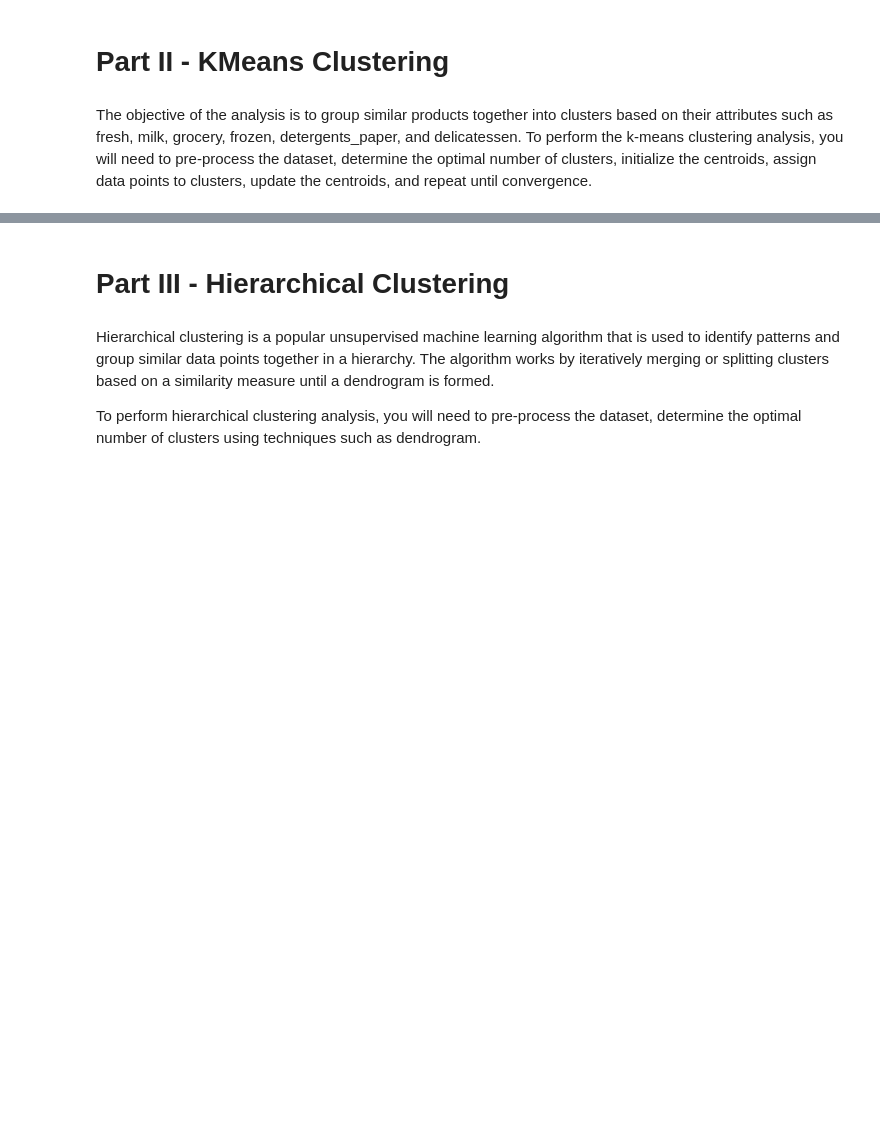
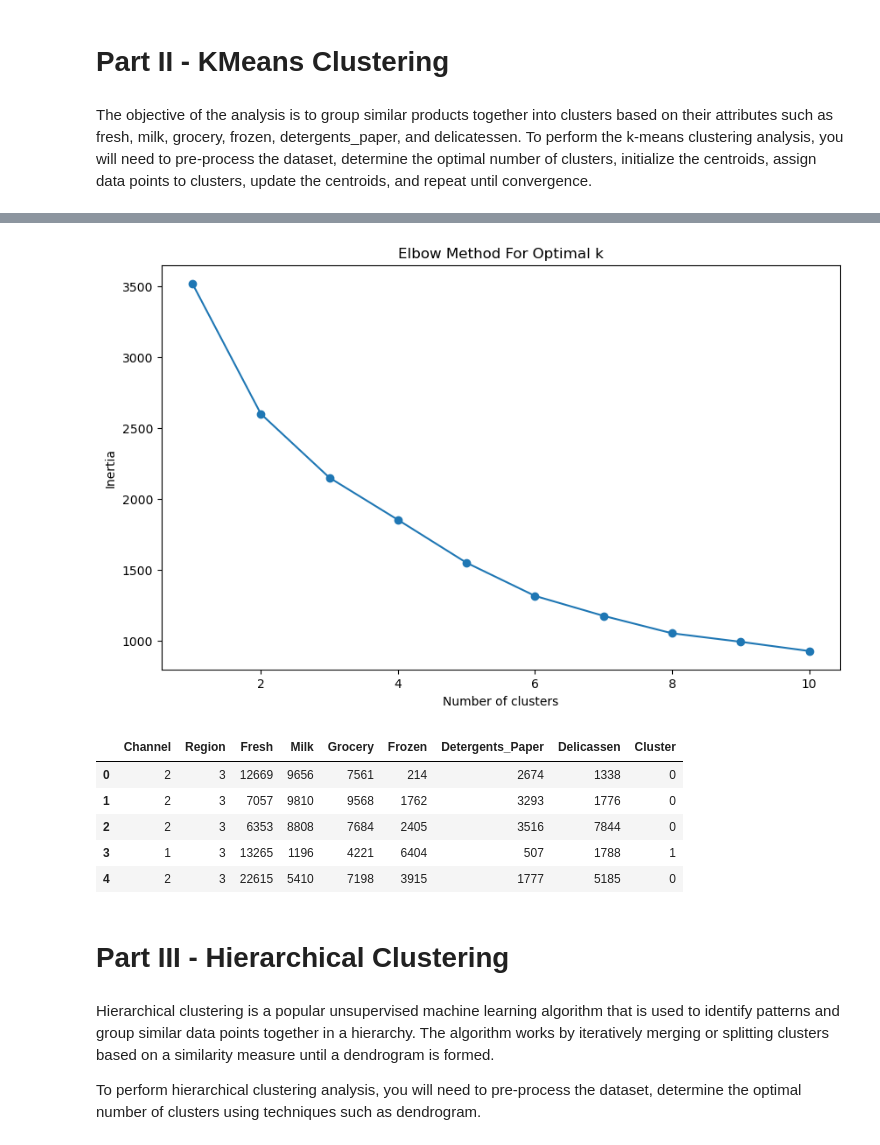
Before and after one commit to loveryanmuch/ml-project-unsupervised-learning, a Jupyter notebook: Unsupervised Learning - Project.ipynb, the cells around one changed output, grey strips where cells are left out. Drawn from its saved outputs; the diff is of its cells as text; code cells hidden in the pictures; blank space fills up the shorter version.

```diff
--- a/Unsupervised Learning - Project.ipynb
+++ b/Unsupervised Learning - Project.ipynb
@@ -143,3 +182,58 @@ plt.show()
+# %%
+import pandas as pd
+import matplotlib.pyplot as plt
+from sklearn.preprocessing import StandardScaler
+from sklearn.datasets import make_blobs
+from sklearn.cluster import KMeans
+import numpy as np
+
+Wholesale_Data = 'c:\\Users\\17789\\LHL\\ml-project-unsupervised-learning\\Wholesale_Data.csv'
+data = pd.read_csv(Wholesale_Data)
+
+# Pre-processing the data: Scaling the features
+scaler = StandardScaler()
+scaled_features = scaler.fit_transform(data)
+
+# Determine the optimal number of clusters using the elbow method
+inertia = []
+for k in range(1, 11):
+    kmeans = KMeans(n_clusters=k, random_state=42)
+    kmeans.fit(scaled_features)
+    inertia.append(kmeans.inertia_)
+
+# Plotting the elbow curve
+plt.figure(figsize=(10, 6))
+plt.plot(range(1, 11), inertia, marker='o')
+plt.title('Elbow Method For Optimal k')
+plt.xlabel('Number of clusters')
+plt.ylabel('Inertia')
+plt.show()
+
+
+# Assuming the optimal number of clusters is found to be 'optimal_k' (to be replaced with the actual number)
+# Initializing KMeans with the optimal number of clusters
+optimal_k = 3
+kmeans = KMeans(n_clusters=optimal_k, random_state=42)
+
+# Fitting the model
+kmeans.fit(scaled_features)
+
+# Assigning data points to clusters
+clusters = kmeans.labels_
+
+# Adding the cluster data to the original dataframe
+data['Cluster'] = clusters
+
+# Now the dataset includes the cluster assignment for each entry
+data.head()
+# %% [output]
+[figure, added]
+|  | Channel | Region | Fresh | Milk | Grocery | Frozen | Detergents_Paper | Delicassen | Cluster |
+| 0 | 2 | 3 | 12669 | 9656 | 7561 | 214 | 2674 | 1338 | 0 |
+| 1 | 2 | 3 | 7057 | 9810 | 9568 | 1762 | 3293 | 1776 | 0 |
+| 2 | 2 | 3 | 6353 | 8808 | 7684 | 2405 | 3516 | 7844 | 0 |
+| 3 | 1 | 3 | 13265 | 1196 | 4221 | 6404 | 507 | 1788 | 1 |
+| 4 | 2 | 3 | 22615 | 5410 | 7198 | 3915 | 1777 | 5185 | 0 |
 # %% [markdown]
 # Part III - Hierarchical Clustering
 # %% [markdown]
```
Also changed, not shown: parts of 4 cells of this notebook.
